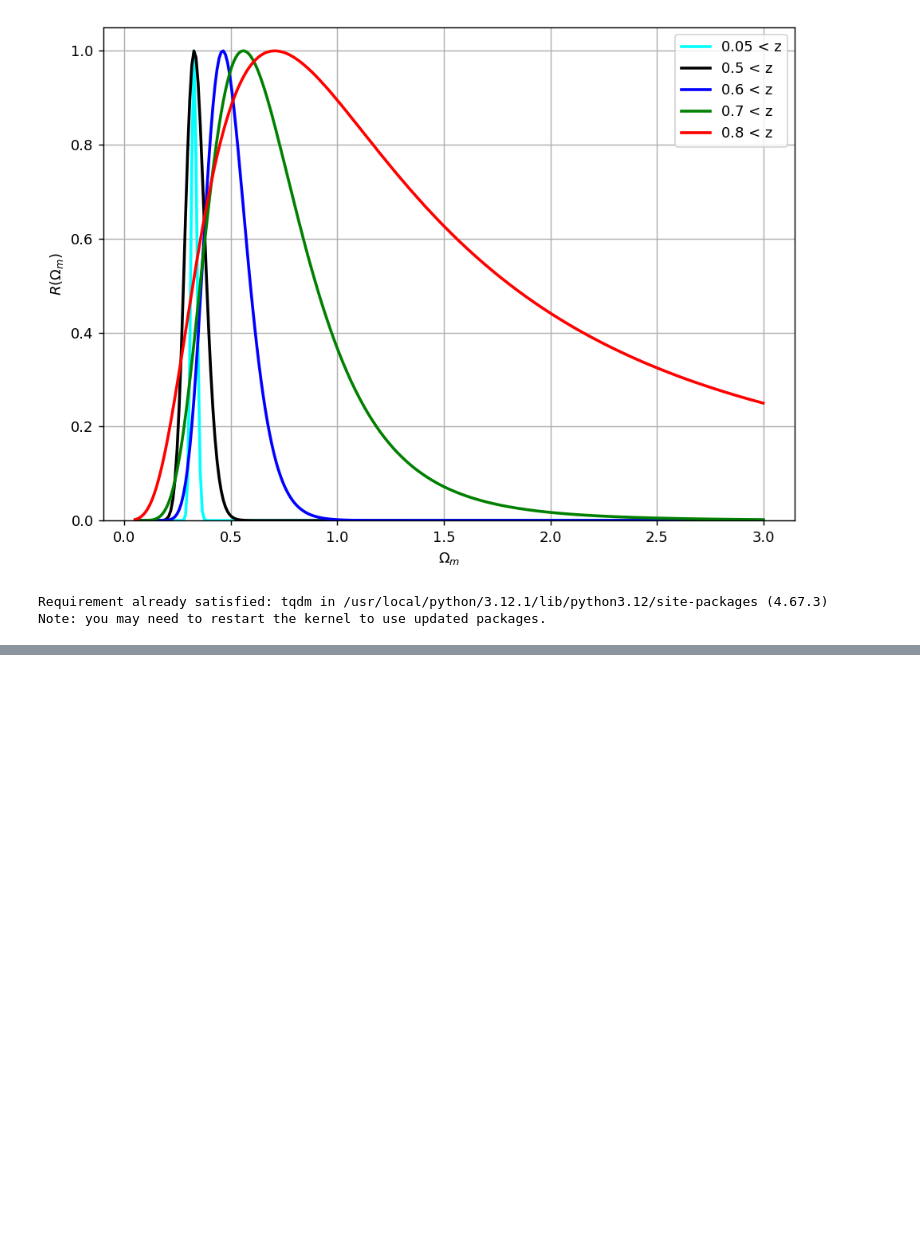
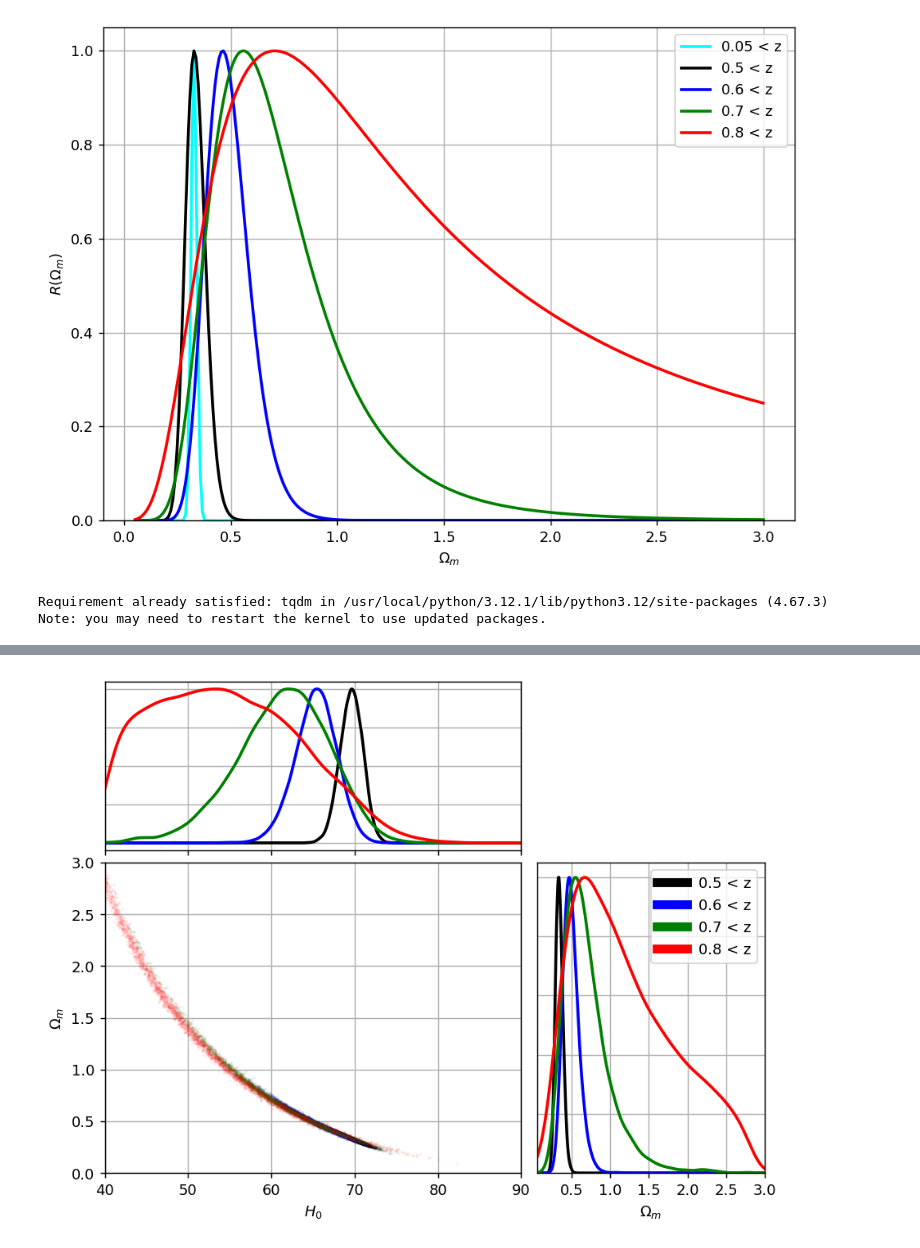
Before and after one commit to ShBrady/MSc-Thesis, a Jupyter notebook: CODE.ipynb, the cells around one changed output, grey strips where cells are left out. Cells and saved outputs as stored; diff of their text form; code cells hidden in the pictures; blank space fills up the shorter version.

Commit message:
Task: Add code for KDE peak finding and plotting

```diff
--- a/CODE.ipynb
+++ b/CODE.ipynb
@@ -557,0 +514,15 @@ plt.show()
+# %%
+Z_CUTS_MCMC = [0.5, 0.6, 0.7, 0.8]
+colors = {0.5:"black", 0.6:"blue", 0.7:"green", 0.8:"red"}
+
+samples_by_z = {}
+samplers_by_z = {}
+
+for zmin in Z_CUTS_MCMC:
+    sel = z_all > zmin
+    print(f"\nRunning MCMC for z > {zmin} (N={sel.sum()})")
+    samples, sampler = run_mcmc(z_all[sel], mu_all[sel], muerr_all[sel])
+    print("Mean acceptance:", np.mean(sampler.acceptance_fraction))
+
+    samples_by_z[zmin] = samples
+    samplers_by_z[zmin] = sampler
@@ -557,0 +541,65 @@ plt.show()
+# %%
+def kde_peak(x, grid, bw_factor=1.35):
+    x = np.asarray(x)
+    x = x[np.isfinite(x)]
+    kde = gaussian_kde(x)
+    kde.set_bandwidth(kde.factor * bw_factor)
+    y = kde(grid)
+    m = np.max(y)
+    return y/m if m > 0 else y
+
+H0_grid = np.linspace(40, 90, 400)
+Om_grid = np.linspace(0.05, 3.0, 400)
+
+fig = plt.figure(figsize=(8, 6))
+gs = fig.add_gridspec(2, 2, width_ratios=[2.2, 1.2], height_ratios=[1.2, 2.2],
+                      wspace=0.05, hspace=0.05)
+
+ax_top   = fig.add_subplot(gs[0, 0])
+ax_joint = fig.add_subplot(gs[1, 0])
+ax_right = fig.add_subplot(gs[1, 1])
+
+for zmin in Z_CUTS_MCMC:
+    s = samples_by_z[zmin]
+    c = colors[zmin]
+    H0_s = s[:, 0]
+    Om_s = s[:, 1]
+
+    ax_top.plot(H0_grid, kde_peak(H0_s, H0_grid, bw_factor=1.25), color=c, lw=2)
+    ax_joint.plot(H0_s[::10], Om_s[::10], ".", color=c, alpha=0.05, ms=2)
+    ax_right.plot(Om_grid, kde_peak(Om_s, Om_grid, bw_factor=1.45), color=c, lw=2)
+
+# Axis labels (paper-style)
+ax_joint.set_xlabel(r"$H_0$")
+ax_joint.set_ylabel(r"$\Omega_m$")
+ax_right.set_xlabel(r"$\Omega_m$")
+
+# Remove marginal "PDF" labels (paper typically omits these)
+ax_top.set_ylabel("")
+ax_right.set_ylabel("")
+
+# Tick styling like paper
+ax_top.tick_params(axis="x", labelbottom=False)
+ax_top.tick_params(axis="y", left=False, labelleft=False)
+ax_right.tick_params(axis="y", left=False, labelleft=False)
+
+# Limits
+ax_joint.set_xlim(40, 90)
+ax_top.set_xlim(40, 90)
+ax_joint.set_ylim(0.0, 3.0)
+ax_right.set_xlim(0.05, 3.0)
+ax_right.set_xticks(np.arange(0.5, 3.1, 0.5))
+ax_right.set_ylim(0.0, 1.05)
+
+# Legend in right panel
+handles, labels = [], []
+for zmin in Z_CUTS_MCMC:
+    h, = ax_right.plot([], [], color=colors[zmin], lw=6)
+    handles.append(h)
+    labels.append(f"{zmin} < z")
+ax_right.legend(handles, labels, loc="upper right", frameon=True)
+
+plt.tight_layout()
+plt.show()
+# %% [output]
+[figure, added]
```
Also changed, not shown: parts of 11 cells of this notebook.
